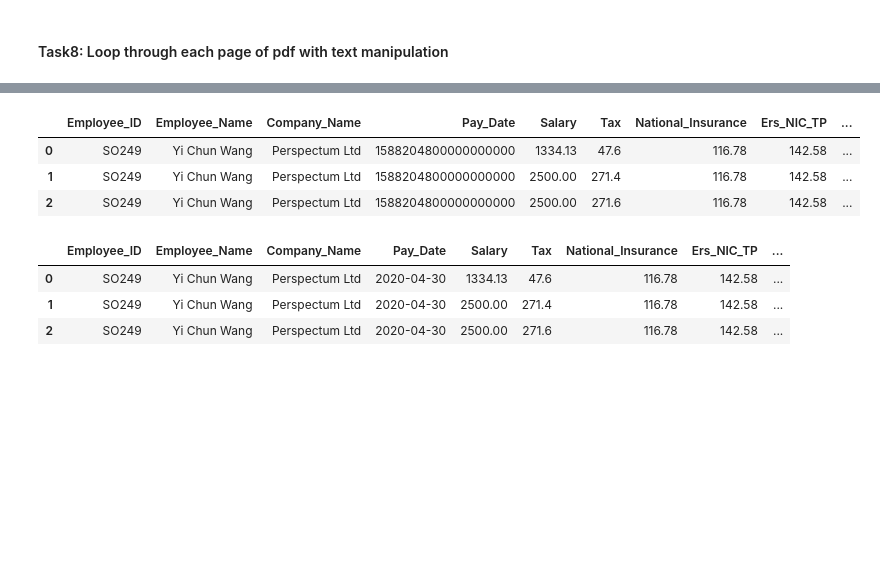
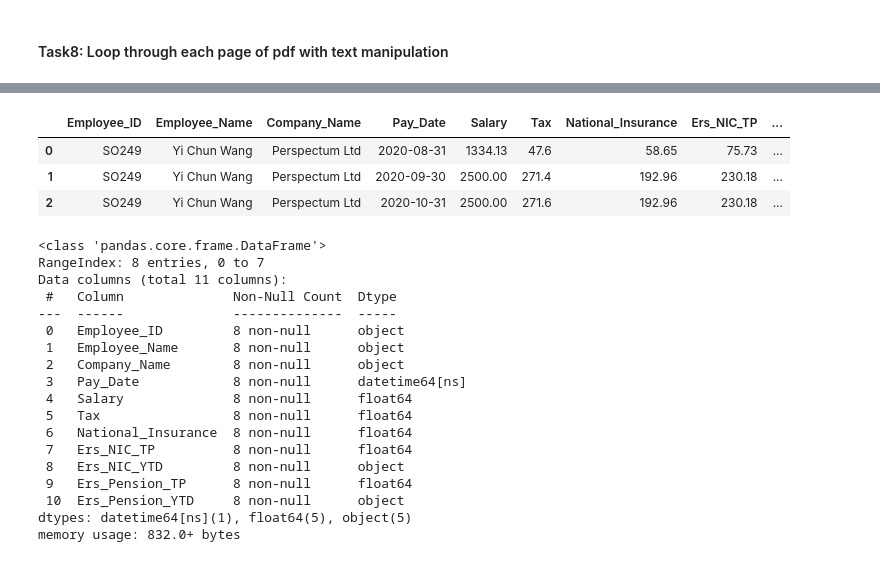
Before and after one commit to WhySeeYC/reference_app, a Jupyter notebook: fYnanCe/PyFinance.ipynb, the cells around one changed output, grey strips where cells are left out. Cells and saved outputs as stored; diff of their text form; code cells hidden in the pictures; blank space fills up the shorter version.

Commit message:
Use regular expression to extract 8 pages info to pandas DataFrame

```diff
--- a/fYnanCe/PyFinance.ipynb
+++ b/fYnanCe/PyFinance.ipynb
@@ -493,61 +530,72 @@ file = "/Users/YC/Work_Repo/fYnanCe/3page.pdf"
 
 with pdfplumber.open(file) as pdf:
     extractPage = pdf.pages
 
     holder = []
     for i in range(len(extractPage)):
         PT = extractPage[i].extract_text()
-        PT2 = PT.strip()
+        PT2 = unicodedata.normalize("NFKD",PT)
+        PT3 = PT2.replace("\xad", "")
 
         employ_re = re.compile(r"(SO\S\d+)(.*)(Perspectum.*)")
         PayDate_re = re.compile(r"(Date: )(\d{2}/\d{2}/\d{4})")
         Salary_re = re.compile(r"(Salary)(\s\d+.\d+)")
         BackPay_re = re.compile(r"(Back Pay)(\s\d+.\d+)")
         Tax_re = re.compile(r"(Tax)(\s\d+.\d+)")
         NI_re = re.compile(r"(National Insurance)(\s\d+.\d+)")
         ErsNICTP_re = re.compile(r"(Ers NIC TP:)(\d+.\d+)")
         ErsNICYTD_re = re.compile(r"(Ers NIC YTD:)(\s\d+.\d+)")
         ErsPensionTP_re = re.compile(r"(Ers Pension TP:)(\s\d+.\d+)")
         ErsPensionYTD_re = re.compile(r"(Ers Pension YTD:)(\s\d+.\d+)")
 
 
         Line = namedtuple("Employment","Employee_ID, Employee_Name, Company_Name, Pay_Date, Salary, Tax, National_Insurance, Ers_NIC_TP, Ers_NIC_YTD, Ers_Pension_TP, Ers_Pension_YTD")
-        emp = employ_re.search(PT2)
-        Employee_ID = employ_re.search(PT2).group(1)
-        Employee_Name = employ_re.search(PT2).group(2)
-        Company_Name = employ_re.search(PT2).group(3)
-        # Pay_Date = PayDate_re.search(PT2).group(2)
-        Salary = Salary_re.search(PT2).group(2)
-        # Back_Pay = BackPay_re.search(PT2).group(1)     #need to find how to accommodate for no value
-        Tax = Tax_re.search(PT2).group(2)
-        # National_Insurance = NI_re.search(PT2).group(2)
+        emp = employ_re.search(PT3)
+        Employee_ID = employ_re.search(PT3).group(1)
+        Employee_Name = employ_re.search(PT3).group(2)
+        Company_Name = employ_re.search(PT3).group(3)
+        Pay_Date = PayDate_re.search(PT3).group(2)
+        Salary = Salary_re.search(PT3).group(2)
+        # Back_Pay = BackPay_re.search(PT3).group(1)     #need to find how to accommodate for no value
+        Tax = Tax_re.search(PT3).group(2)
+        National_Insurance = NI_re.search(PT3).group(2)
 
-        # Ers_NIC_TP = ErsNICTP_re.search(PT2).group(2)
-        # Ers_NIC_YTD = ErsNICYTD_re.search(PT2).group(2)
-        # Ers_Pension_TP = ErsPensionTP_re.search(PT2).group(2)
-        # Ers_Pension_YTD = ErsPensionYTD_re.search(PT2).group(2)
+        Ers_NIC_TP = ErsNICTP_re.search(PT3).group(2)
+        Ers_NIC_YTD = ErsNICYTD_re.search(PT3).group(2)
+        Ers_Pension_TP = ErsPensionTP_re.search(PT3).group(2)
+        Ers_Pension_YTD = ErsPensionYTD_re.search(PT3).group(2)
 
         holder.append(Line(Employee_ID, Employee_Name, Company_Name, Pay_Date, Salary, Tax, National_Insurance, Ers_NIC_TP, Ers_NIC_YTD, Ers_Pension_TP, Ers_Pension_YTD))
 
 df = pd.DataFrame(holder)
+df["Pay_Date"] = pd.to_datetime(df["Pay_Date"])
 
-df["Pay_Date"] = pd.to_datetime(df["Pay_Date"]) # still not work
-
-for col in df.columns[-8:]:
-    df[col] = pd.to_numeric(df[col])
+for col in df.columns[4:]:  # use the 4 column to last column
+     df[col] = pd.to_numeric(df[col])
 df
 # %% [output]
 |  | Employee_ID | Employee_Name | Company_Name | Pay_Date | Salary | Tax | National_Insurance | Ers_NIC_TP | ... |
-| 0 | SO­249 | Yi Chun Wang | Perspectum Ltd | 1588204800000000000 | 1334.13 | 47.6 | 116.78 | 142.58 | ... |
-| 1 | SO­249 | Yi Chun Wang | Perspectum Ltd | 1588204800000000000 | 2500.00 | 271.4 | 116.78 | 142.58 | ... |
-| 2 | SO­249 | Yi Chun Wang | Perspectum Ltd | 1588204800000000000 | 2500.00 | 271.6 | 116.78 | 142.58 | ... |
+| 0 | SO249 | Yi Chun Wang | Perspectum Ltd | 2020-08-31 | 1334.13 | 47.6 | 58.65 | 75.73 | ... |
+| 1 | SO249 | Yi Chun Wang | Perspectum Ltd | 2020-09-30 | 2500.00 | 271.4 | 192.96 | 230.18 | ... |
+| 2 | SO249 | Yi Chun Wang | Perspectum Ltd | 2020-10-31 | 2500.00 | 271.6 | 192.96 | 230.18 | ... |
-# %%
-df["Pay_Date"] = pd.to_datetime(df["Pay_Date"])
-df
-# %% [output]
-|  | Employee_ID | Employee_Name | Company_Name | Pay_Date | Salary | Tax | National_Insurance | Ers_NIC_TP | ... |
-| 0 | SO­249 | Yi Chun Wang | Perspectum Ltd | 2020-04-30 | 1334.13 | 47.6 | 116.78 | 142.58 | ... |
-| 1 | SO­249 | Yi Chun Wang | Perspectum Ltd | 2020-04-30 | 2500.00 | 271.4 | 116.78 | 142.58 | ... |
-| 2 | SO­249 | Yi Chun Wang | Perspectum Ltd | 2020-04-30 | 2500.00 | 271.6 | 116.78 | 142.58 | ... |
 # %%
 df.info()
+# %% [output]
+<class 'pandas.core.frame.DataFrame'>
+RangeIndex: 8 entries, 0 to 7
+Data columns (total 11 columns):
+ #   Column              Non-Null Count  Dtype
+---  ------              --------------  -----
+ 0   Employee_ID         8 non-null      object
+ 1   Employee_Name       8 non-null      object
+ 2   Company_Name        8 non-null      object
+ 3   Pay_Date            8 non-null      datetime64[ns]
+ 4   Salary              8 non-null      float64
+ 5   Tax                 8 non-null      float64
+ 6   National_Insurance  8 non-null      float64
+ 7   Ers_NIC_TP          8 non-null      float64
+ 8   Ers_NIC_YTD         8 non-null      object
+ 9   Ers_Pension_TP      8 non-null      float64
+ 10  Ers_Pension_YTD     8 non-null      object
+dtypes: datetime64[ns](1), float64(5), object(5)
+memory usage: 832.0+ bytes
```
Also changed, not shown: parts of 16 cells of this notebook.
